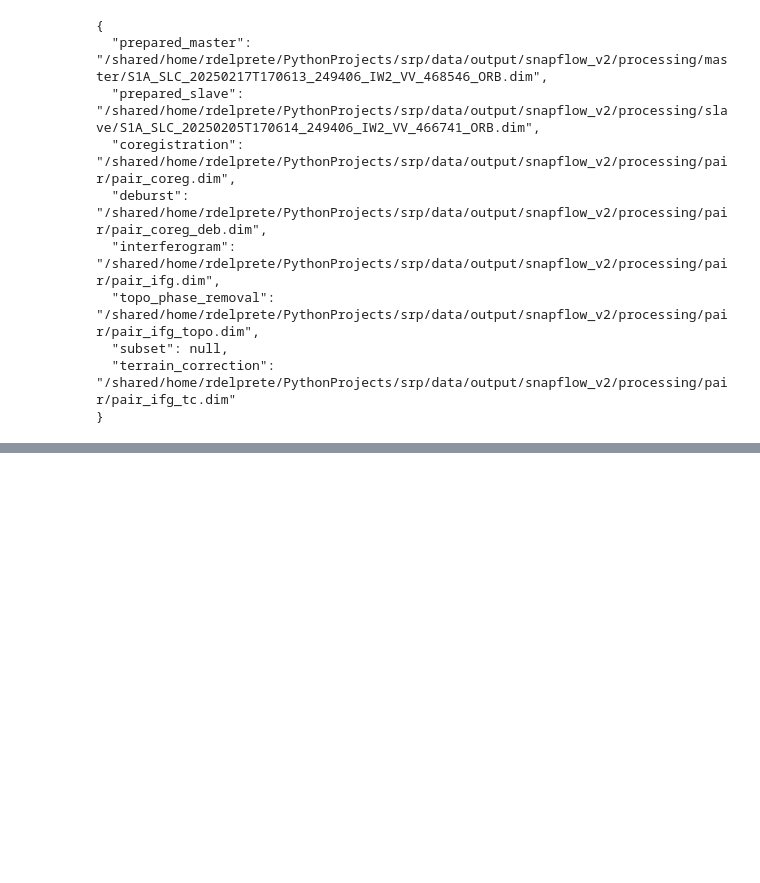
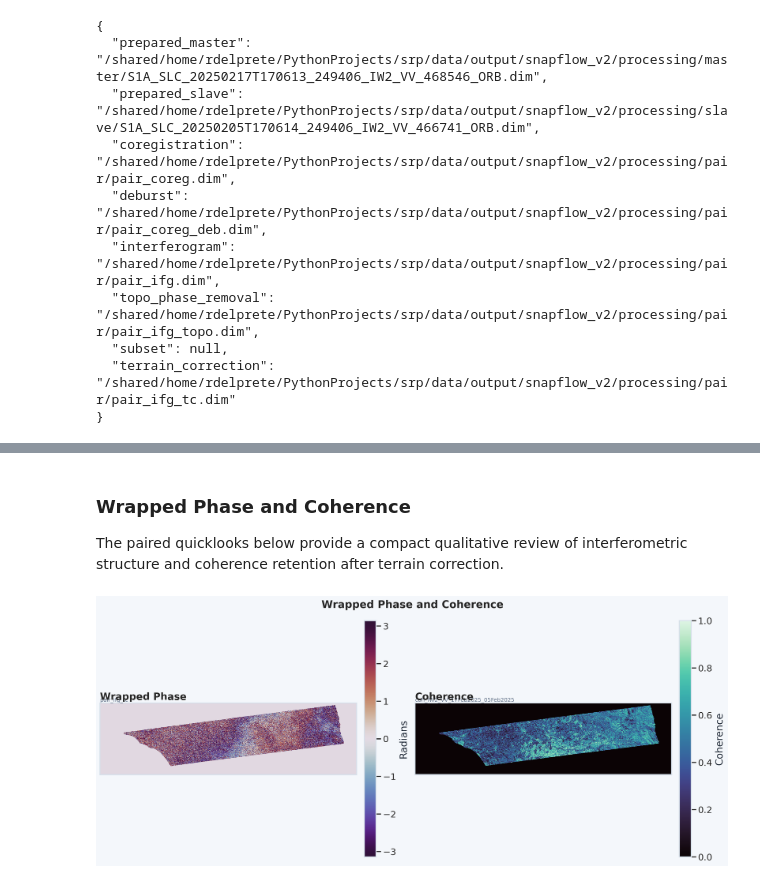
Before and after one commit to ESA-PhiLab/sarpyx, a Jupyter notebook: notebooks/snapflow_v2.ipynb, the cells around one changed output, grey strips where cells are left out. Saved outputs shown, nothing was run; the diff lists cells and outputs as text; code cells hidden in the pictures; blank space fills up the shorter version.

```diff
--- a/notebooks/snapflow_v2.ipynb
+++ b/notebooks/snapflow_v2.ipynb
@@ -756,0 +727,47 @@ plt.show()
+# %% [markdown]
+### Wrapped Phase and Coherence
+
+The paired quicklooks below provide a compact qualitative review of interferometric structure and coherence retention after terrain correction.
+# %%
+fig, axes = plt.subplots(1, 2, figsize=(16, 6.8), dpi=220, constrained_layout=True)
+fig.set_facecolor("#f4f7fb")
+fig.suptitle("Wrapped Phase and Coherence", fontsize=19, fontweight="bold", y=1.02)
+
+phase_ax, coh_ax = axes
+
+if phase_i and phase_q:
+    phase_data = wrapped_phase(phase_i, phase_q)
+    im = phase_ax.imshow(phase_data, cmap="twilight_shifted", vmin=-np.pi, vmax=np.pi, interpolation="nearest")
+    phase_ax.set_title("Wrapped Phase", loc="left")
+    phase_ax.text(0.0, 1.02, phase_product.stem, transform=phase_ax.transAxes, fontsize=10, color="#64748b")
+    cbar = fig.colorbar(im, ax=phase_ax, fraction=0.046, pad=0.03)
+    cbar.set_label("Radians")
+else:
+    mark_empty(phase_ax, "Wrapped phase bands not available")
+
+if coherence_band:
+    coherence_data = read_envi_quicklook(coherence_band)
+    im = coh_ax.imshow(
+        coherence_data,
+        cmap=sns.color_palette("mako", as_cmap=True),
+        vmin=0.0,
+        vmax=1.0,
+        interpolation="nearest",
+    )
+    coh_ax.set_title("Coherence", loc="left")
+    coh_ax.text(0.0, 1.02, coherence_band.stem, transform=coh_ax.transAxes, fontsize=10, color="#64748b")
+    cbar = fig.colorbar(im, ax=coh_ax, fraction=0.046, pad=0.03)
+    cbar.set_label("Coherence")
+else:
+    coherence_data = None
+    mark_empty(coh_ax, "Coherence band not available")
+
+for axis in axes:
+    if axis.axison:
+        axis.set_xticks([])
+        axis.set_yticks([])
+        axis.grid(False)
+
+plt.show()
+# %% [output]
+[figure, added]
```
Also changed, not shown: parts of 13 cells of this notebook.
